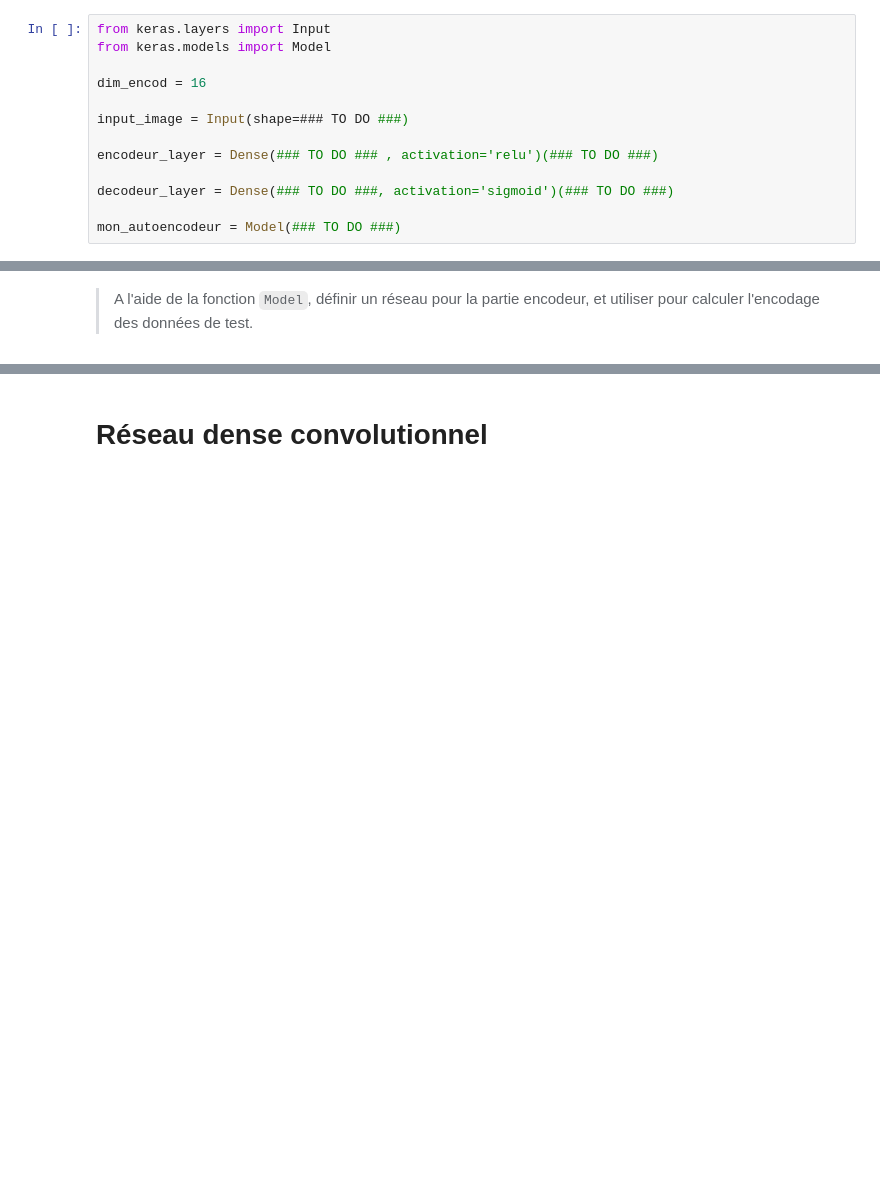
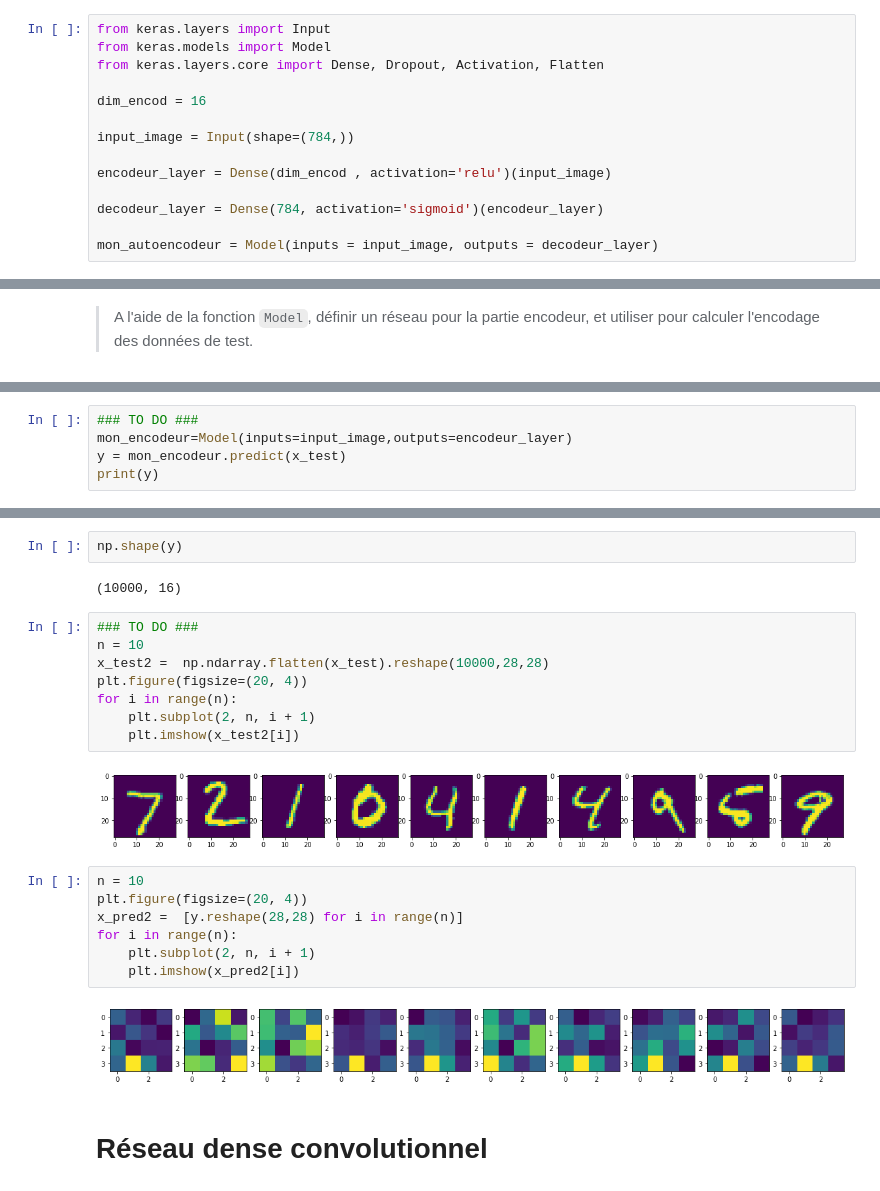
Before and after one commit to chloe-caville/APST2_Projet, a Jupyter notebook: Sarra_Works/Autoencoder_MNIST.ipynb, the cells around one changed output, grey strips where cells are left out. Saved outputs shown, nothing was run; the diff lists cells and outputs as text; blank space fills up the shorter version.

```diff
--- a/Sarra_Works/Autoencoder_MNIST.ipynb
+++ b/Sarra_Works/Autoencoder_MNIST.ipynb
@@ -159,14 +161,15 @@ de cette [page](https://faroit.com/keras-docs/2.0.1/getting-started/functional-a
 # %%
 from keras.layers import Input
 from keras.models import Model
+from keras.layers.core import Dense, Dropout, Activation, Flatten
 
 dim_encod = 16
 
-input_image = Input(shape=### TO DO ###)
+input_image = Input(shape=(784,))
 
-encodeur_layer = Dense(### TO DO ### , activation='relu')(### TO DO ###)
+encodeur_layer = Dense(dim_encod , activation='relu')(input_image)
 
-decodeur_layer = Dense(### TO DO ###, activation='sigmoid')(### TO DO ###)
+decodeur_layer = Dense(784, activation='sigmoid')(encodeur_layer)
 
-mon_autoencodeur = Model(### TO DO ###)
+mon_autoencodeur = Model(inputs = input_image, outputs = decodeur_layer)
 # %% [markdown]
@@ -183,0 +225,5 @@ mon_autoencodeur = Model(### TO DO ###)
+# %%
+### TO DO ###
+mon_encodeur=Model(inputs=input_image,outputs=encodeur_layer)
+y = mon_encodeur.predict(x_test)
+print(y)
@@ -184,3 +245,26 @@ mon_autoencodeur = Model(### TO DO ###)
+# %%
+np.shape(y)
+# %% [output]
+(10000, 16)
+# %%
+### TO DO ###
+n = 10
+x_test2 =  np.ndarray.flatten(x_test).reshape(10000,28,28)
+plt.figure(figsize=(20, 4))
+for i in range(n):
+    plt.subplot(2, n, i + 1)
+    plt.imshow(x_test2[i])
+# %% [output]
+[figure, added]
+# %%
+n = 10
+plt.figure(figsize=(20, 4))
+x_pred2 =  [y.reshape(28,28) for i in range(n)]
+for i in range(n):
+    plt.subplot(2, n, i + 1)
+    plt.imshow(x_pred2[i])
+# %% [output]
+[figure, added]
 # %% [markdown]
 # Réseau dense convolutionnel
 # %% [markdown]
```
Also changed, not shown: parts of 23 cells of this notebook.
